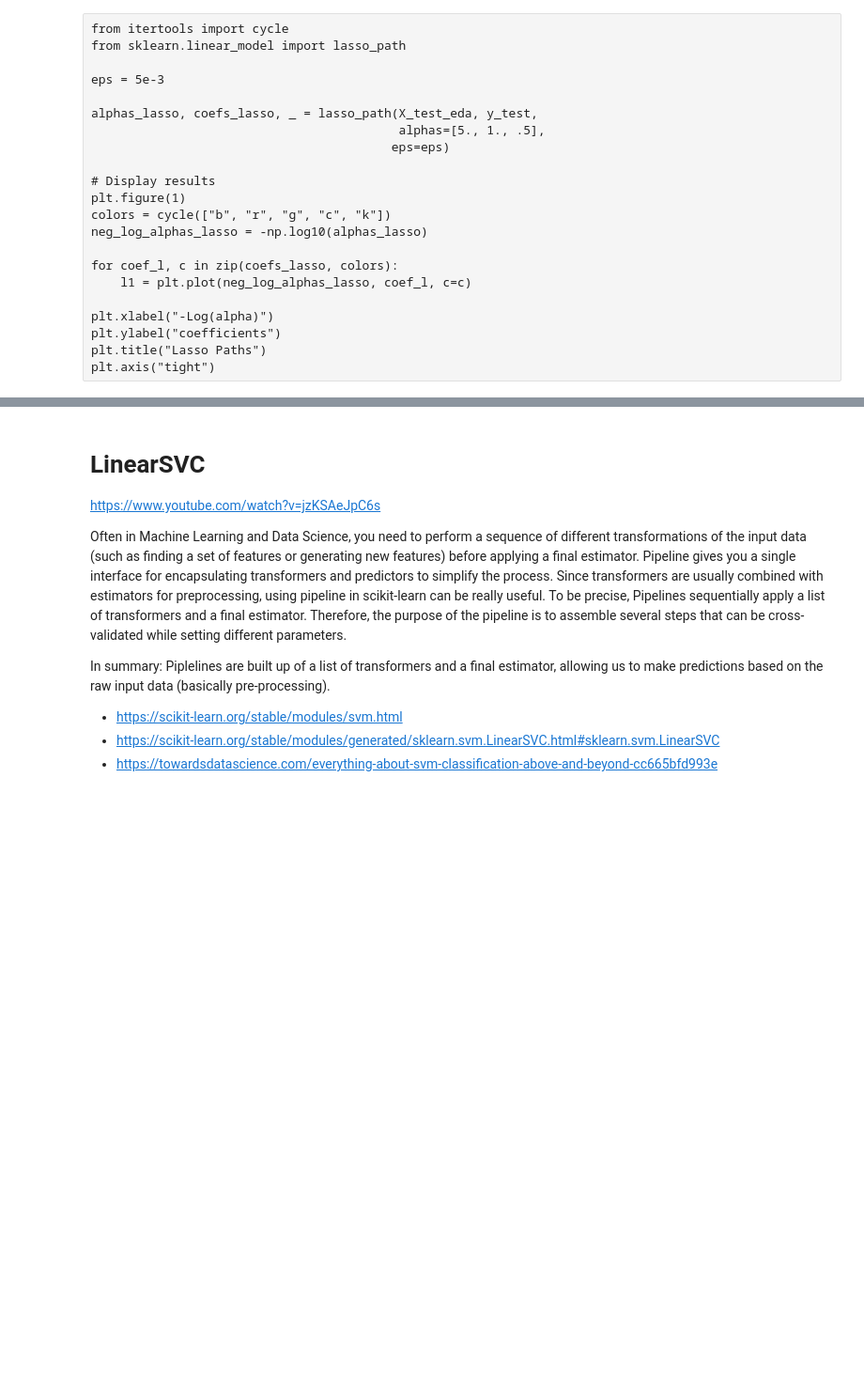
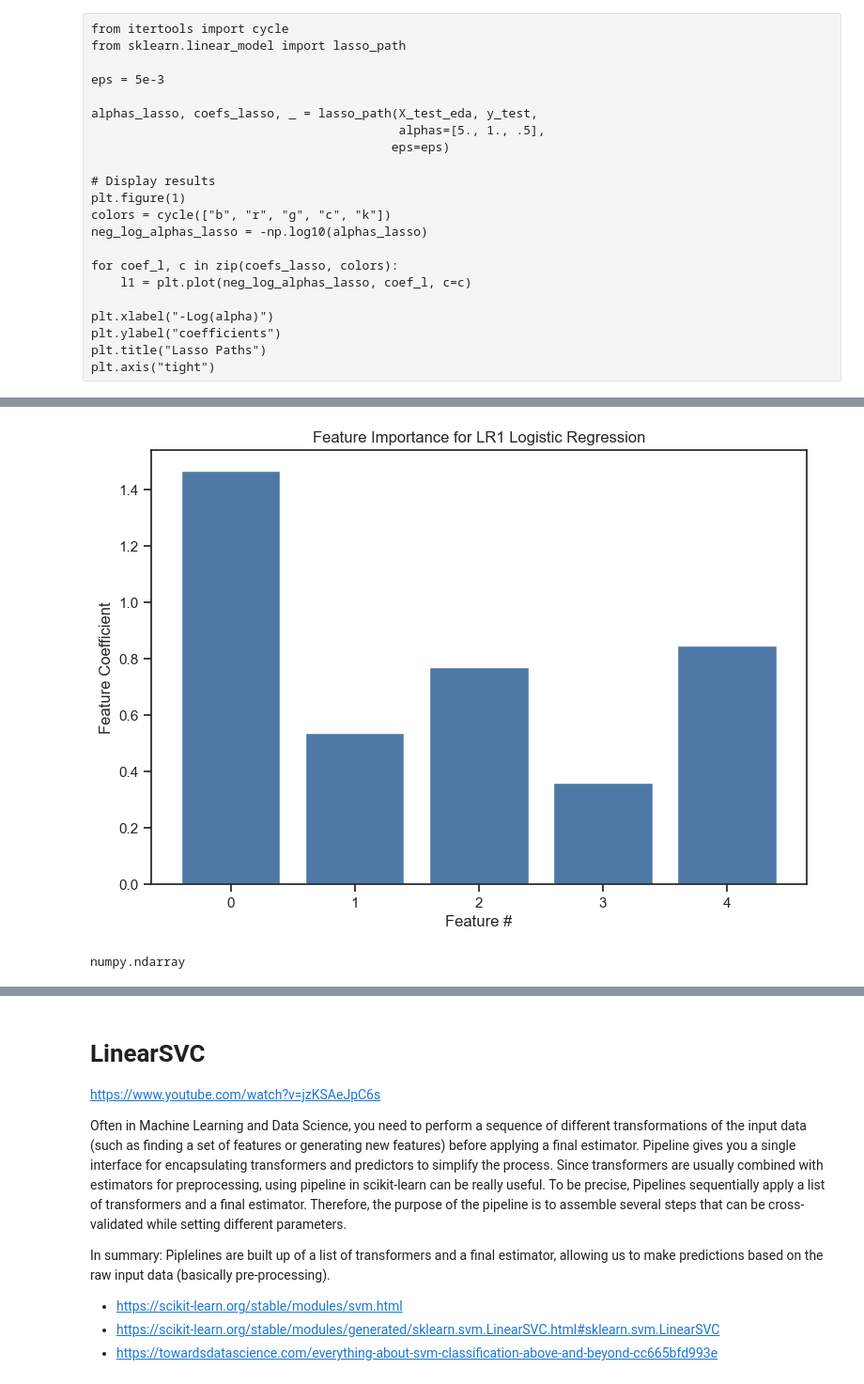
Before and after one commit to csastra/COVID-PNEUMONIA, a Jupyter notebook: 490465932_QBUS4934_Modeling.ipynb, the cells around one changed output, grey strips where cells are left out. Shown at 94% size. Saved outputs shown, nothing was run; the diff lists cells and outputs as text; code cells hidden in the pictures; blank space fills up the shorter version.

```diff
--- a/490465932_QBUS4934_Modeling.ipynb
+++ b/490465932_QBUS4934_Modeling.ipynb
@@ -841,0 +913,28 @@ X_test_lr = scale.transform(X_test_lr)
+# %%
+# create model
+lr_lr1 = LogisticRegression(penalty = 'l1',
+                        solver='saga',
+                        random_state=0)
+
+# fit model
+lr_lr1.fit(X_train_lr1, y_train)
+
+# predict probabilities on Test and take probability for class 1([:1])
+y_pred_prob_test_lr1 = lr_lr1.predict_proba(X_test_lr1)[:, 1]
+
+#predict labels on test dataset
+y_pred_test_lr1 = lr_lr1.predict(X_test_lr1)
+
+# create onfusion matrix
+cm = confusion_matrix(y_test, y_pred_test_lr1)
+print("Confusion Matrix is : \n", cm)
+print("\n")
+
+# ROC- AUC score
+print("ROC-AUC score test dataset:  \t", roc_auc_score(y_test,y_pred_prob_test_lr1))
+#Precision score
+print("Precision score test dataset:\t", precision_score(y_test,y_pred_test_lr1))
+#Recall Score
+print("Recall score test dataset:  \t", recall_score(y_test,y_pred_test_lr1))
+#f1 score
+print("f1 score test dataset :  \t", f1_score(y_test,y_pred_test_lr1))
@@ -841,0 +966,17 @@ X_test_lr = scale.transform(X_test_lr)
+# %%
+importance = lr_lr1.coef_[0]
+
+# plot feature importance
+plt.bar([x for x in range(len(importance))], importance)
+plt.title('Feature Importance for LR1 Logistic Regression')
+plt.xlabel('Feature #')
+plt.xticks(np.arange(len(importance)))
+plt.ylabel('Feature Coefficient')
+plt.savefig('Feature Importance for LR1 Logistic Regression.jpg', bbox_inches='tight')
+plt.show()
+# %% [output]
+[figure, added]
+# %%
+type(X_train_lr1)
+# %% [output]
+numpy.ndarray
```
Also changed, not shown: parts of 38 cells of this notebook.
